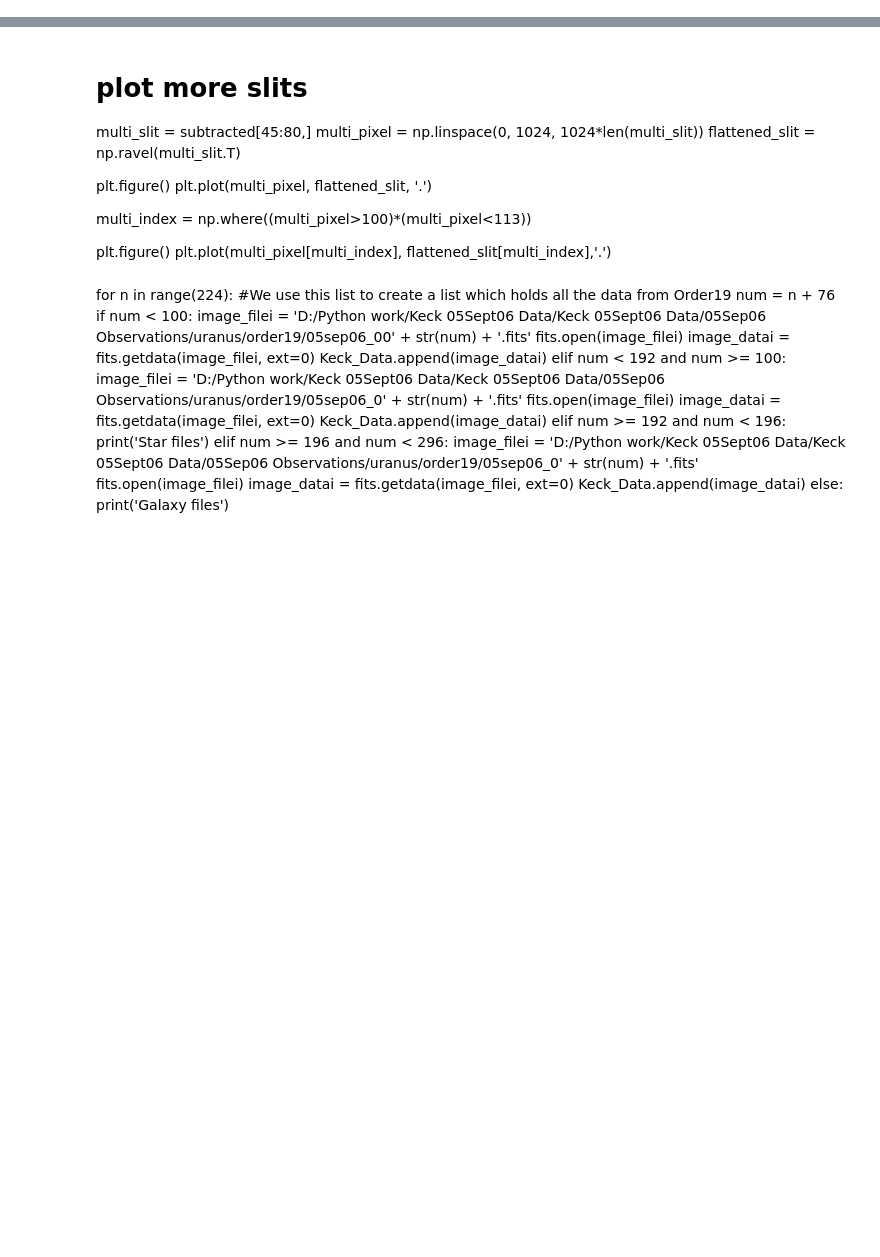
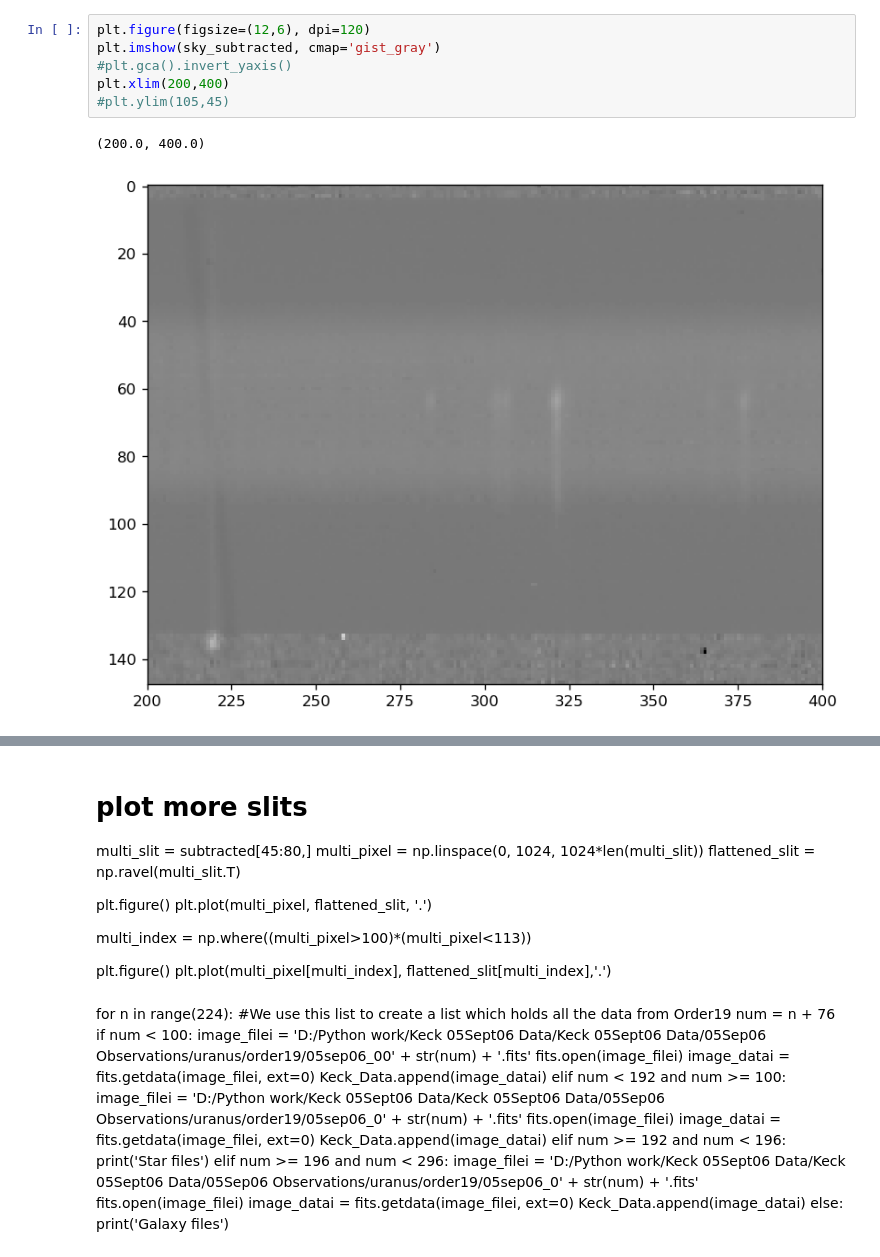
Before and after one commit to ruoyanwangdr/Dynamics-of-Jovian-Infrared-Auroral-Ionosphere-and-Thermosphere, a Jupyter notebook: h3p.ipynb, the cells around one changed output, grey strips where cells are left out. Drawn from its saved outputs; the diff is of its cells as text; blank space fills up the shorter version.

```diff
--- a/h3p.ipynb
+++ b/h3p.ipynb
@@ -159,0 +142,9 @@ plt.show()
+# %%
+plt.figure(figsize=(12,6), dpi=120)
+plt.imshow(sky_subtracted, cmap='gist_gray')
+#plt.gca().invert_yaxis()
+plt.xlim(200,400)
+#plt.ylim(105,45)
+# %% [output]
+(200.0, 400.0)
+[figure, added]
```
Also changed, not shown: parts of 4 cells of this notebook.
